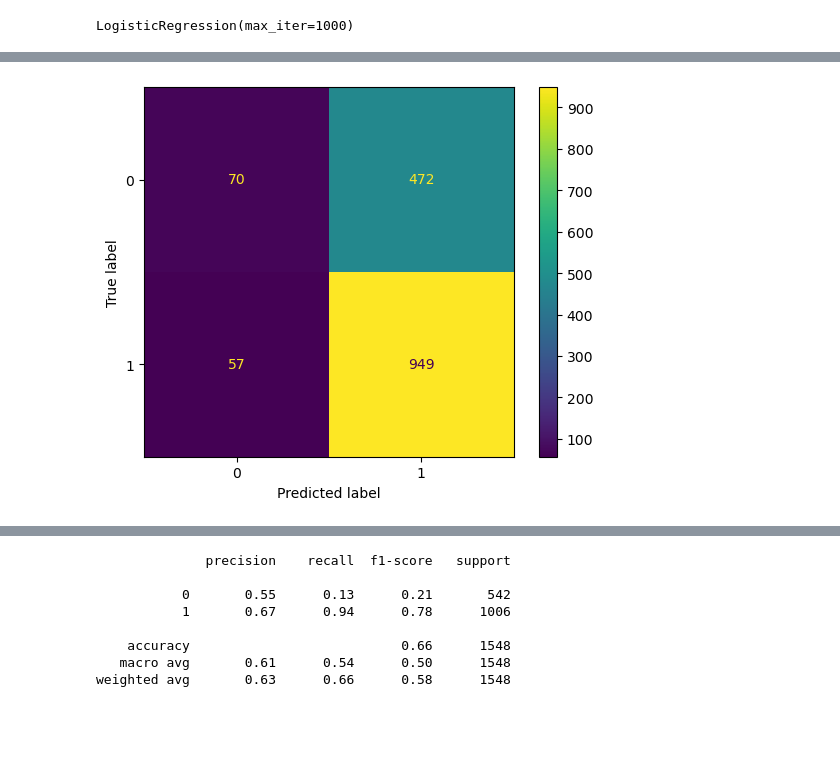
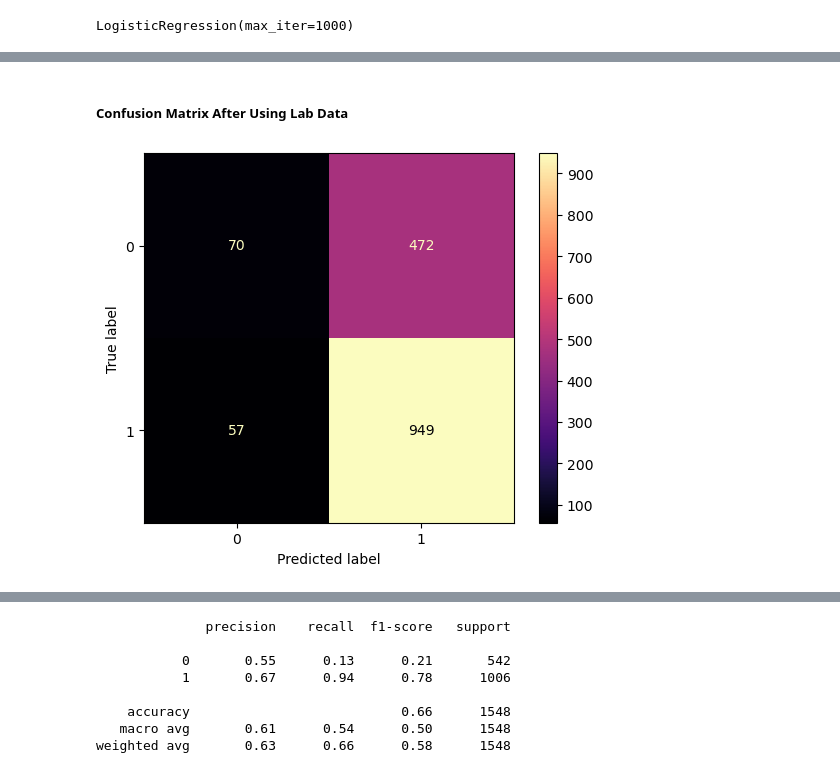
Before and after one commit to Nikola671/DS-450-01_Spring26_Team_Pineapple, a Jupyter notebook: Team Mini Project 2 - CAPO/CapoEDA.ipynb, the cells around one changed output, grey strips where cells are left out. Drawn from its saved outputs; the diff is of its cells as text; code cells hidden in the pictures; blank space fills up the shorter version.

```diff
--- a/Team Mini Project 2 - CAPO/CapoEDA.ipynb
+++ b/Team Mini Project 2 - CAPO/CapoEDA.ipynb
@@ -909,10 +901,12 @@ y3_pred = classifier.predict(X3_test.values)
+# %% [markdown]
+##### Confusion Matrix After Using Lab Data
 # %%
-# viewing a confusion matrix
+# viewing a confusion matrix after adding lab data
 cm2=confusion_matrix(y3_test, y3_pred)
 
 disp=ConfusionMatrixDisplay(confusion_matrix=cm2, display_labels=classifier.classes_)
-disp.plot()
+disp.plot(cmap=plt.cm.magma)
 plt.show()
 # %% [output]
-[figure, old version]
+[figure, new version]
 # %% [markdown]
```
Also changed, not shown: parts of 68 cells of this notebook.
